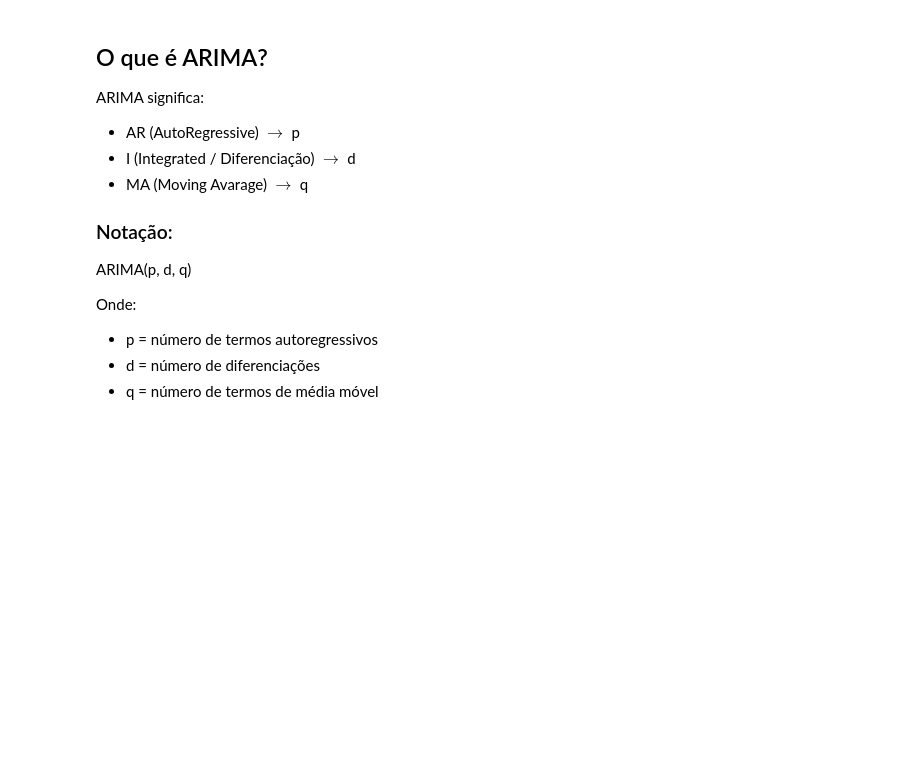
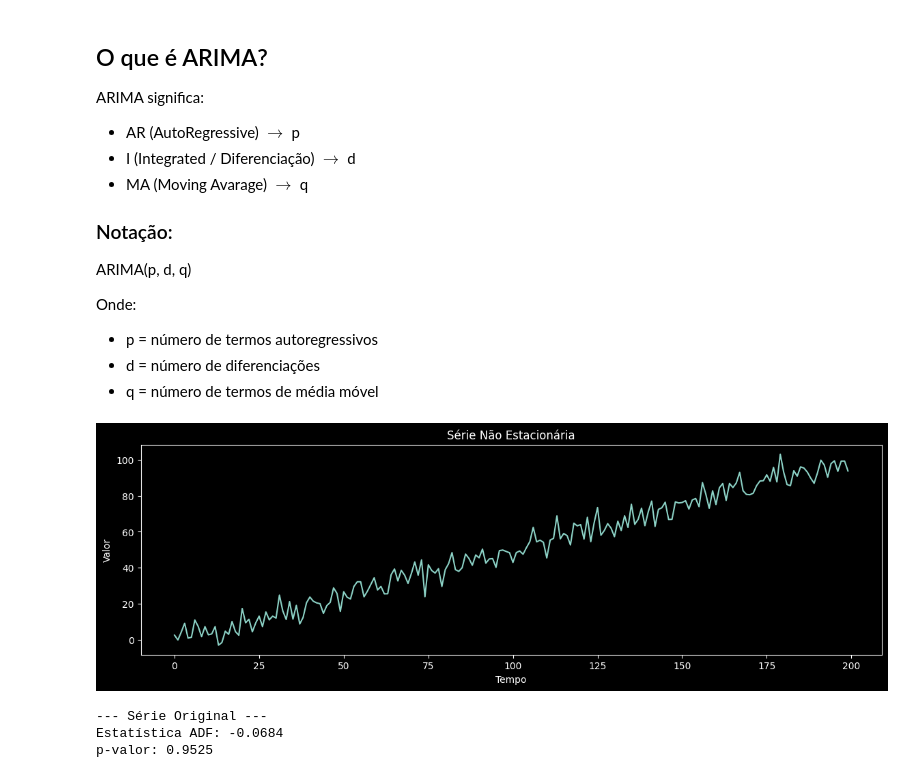
Before and after one commit to IsaacKosloski/varmax-study, a Jupyter notebook: notebooks/02_modelos_arima.ipynb, the cells around one changed output. Cells and saved outputs as stored; diff of their text form; code cells hidden in the pictures; blank space fills up the shorter version.

```diff
--- a/notebooks/02_modelos_arima.ipynb
+++ b/notebooks/02_modelos_arima.ipynb
@@ -42,6 +42,29 @@ Onde:
 # %%
 n = 200
 tempo = np.arange(n)
 
 #Série com tendência (não estacionária)
 serie = 0.5 * tempo + np.random.normal(0, 5, n)
+
+plt.figure(figsize=(14, 4))
+plt.plot(tempo, serie)
+plt.title("Série Não Estacionária")
+plt.xlabel("Tempo")
+plt.ylabel("Valor")
+plt.show()
+# %% [output]
+[figure, added]
+# %%
+# Teste ADF
+def teste_adf(serie, nome):
+    resultado = adfuller(serie)
+    print(f"--- {nome} ---")
+    print(f"Estatística ADF: {resultado[0]:.4f}")
+    print(f"p-valor: {resultado[1]:.4f}")
+    print()
+
+teste_adf(serie, "Série Original")
+# %% [output]
+--- Série Original ---
+Estatística ADF: -0.0684
+p-valor: 0.9525
```
Also changed, not shown: parts of 10 cells of this notebook, 5 other files.
